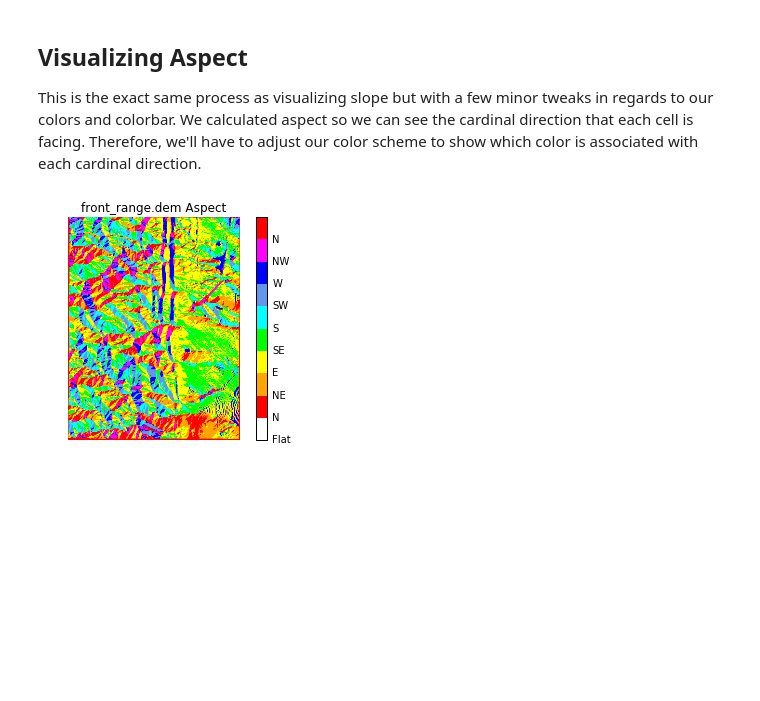
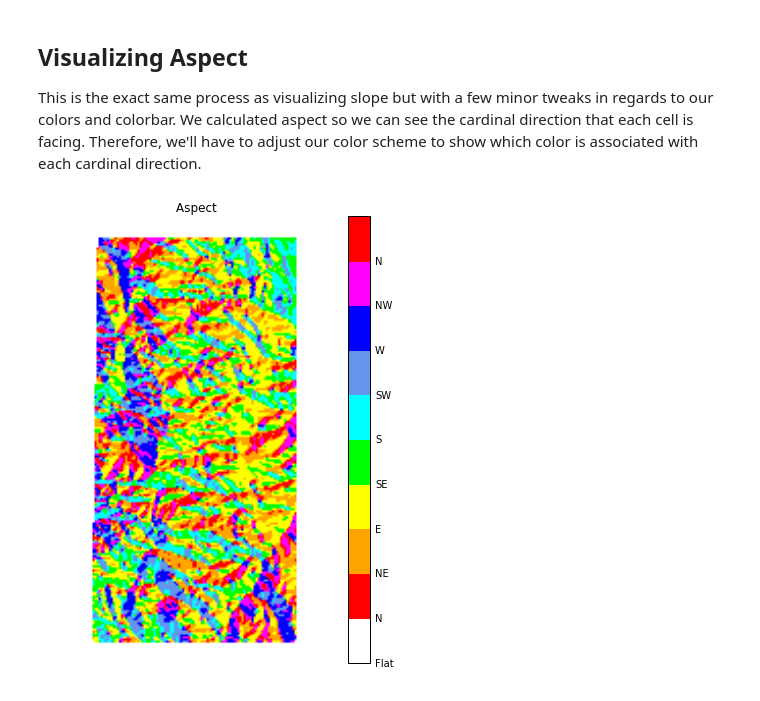
Before and after one commit to earthlab/tutorials, a Jupyter notebook: python/DEM_slope_aspect.ipynb, the cells around one changed output. Cells and saved outputs as stored; diff of their text form; code cells hidden in the pictures; blank space fills up the shorter version.

Commit message:
using small DEM raster example file and cleaning up text a bit

```diff
--- a/python/DEM_slope_aspect.ipynb
+++ b/python/DEM_slope_aspect.ipynb
@@ -39,10 +31,12 @@ from matplotlib.colors import ListedColormap
 from matplotlib import colors
 import sys
 import numpy as np
+import matplotlib
 import matplotlib.pyplot as plt
 import math
 
 %matplotlib inline
+matplotlib.rcParams['figure.figsize'] = (10.0, 8.0)
 # %% [markdown]
 ## Read in DEM Data
 
@@ -56,0 +44,28 @@ data_array = np.array(data.GetRasterBand(1).ReadAsArray())
+# %%
+#Open the front_range.dem file using gdal
+filename = '../data/front_range_dem.tif'
+
+# define helper functions
+def getResolution(rasterfn):
+    raster = gdal.Open(rasterfn)
+    geotransform = raster.GetGeoTransform()
+    res = {"east-west": abs(geotransform[1]),
+           "north-south": abs(geotransform[5])}
+    return res
+
+# next 2 functions: https://pcjericks.github.io/py-gdalogr-cookbook/raster_layers.html
+def raster2array(rasterfn):
+    raster = gdal.Open(rasterfn)
+    band = raster.GetRasterBand(1)
+    return band.ReadAsArray()
+
+def getNoDataValue(rasterfn):
+    raster = gdal.Open(rasterfn)
+    band = raster.GetRasterBand(1)
+    return band.GetNoDataValue()
+
+# load raster as 2D numpy array
+data_array = raster2array(filename)
+nodataval = getNoDataValue(filename)
+resolution = getResolution(filename)
+print(resolution)
@@ -76 +120,8 @@ $$\text{slope} = \text{atan}\Big(\frac{\text{rise}}{\text{run}} \times 57.29578\
+# %%
+num_rows = data_array.shape[0]
+num_cols = data_array.shape[1]
+
+# make all elements missing to start with
+slope_array = np.ones_like(data_array) * nodataval
+aspect_array = np.ones_like(data_array) * nodataval
 # %%
@@ -209,21 +204,21 @@ This is the exact same process as visualizing slope but with a few minor tweaks
 # %%
 #Set up the colors and colorbar associated the aspect visualization
 color_map = ListedColormap(['white', 'red', 'orange', 'yellow', 'lime', 'cyan',
                            'cornflowerblue', 'blue', 'magenta', 'red'])
 color_bounds = [-1, 0, 22.5, 67.5, 112.5, 157.5, 202.5, 247.5, 292.5, 337.5, 360]
 color_norm = colors.BoundaryNorm(color_bounds, color_map.N)
 
 #Create the plot and colorbar
 img = plt.imshow(aspect_array, cmap = color_map, norm = color_norm)
 cbar = plt.colorbar(img, cmap = color_map, norm = color_norm,
                    boundaries = color_bounds, ticks = color_bounds)
 cbar.ax.tick_params(length = 0, pad = 5)
 cbar.ax.set_yticklabels(['Flat', 'N', 'NE', 'E', 'SE', 'S', 'SW', 'W', 'NW', 'N'])
 
 #Show the visualization
 plt.axis('off')
-plt.title(filename + " Aspect")
+plt.title(" Aspect")
 plt.show()
 plt.close()
 # %% [output]
-[figure, old version]
+[figure, new version]
```
Also changed, not shown: parts of 11 cells of this notebook, 2 other files.
